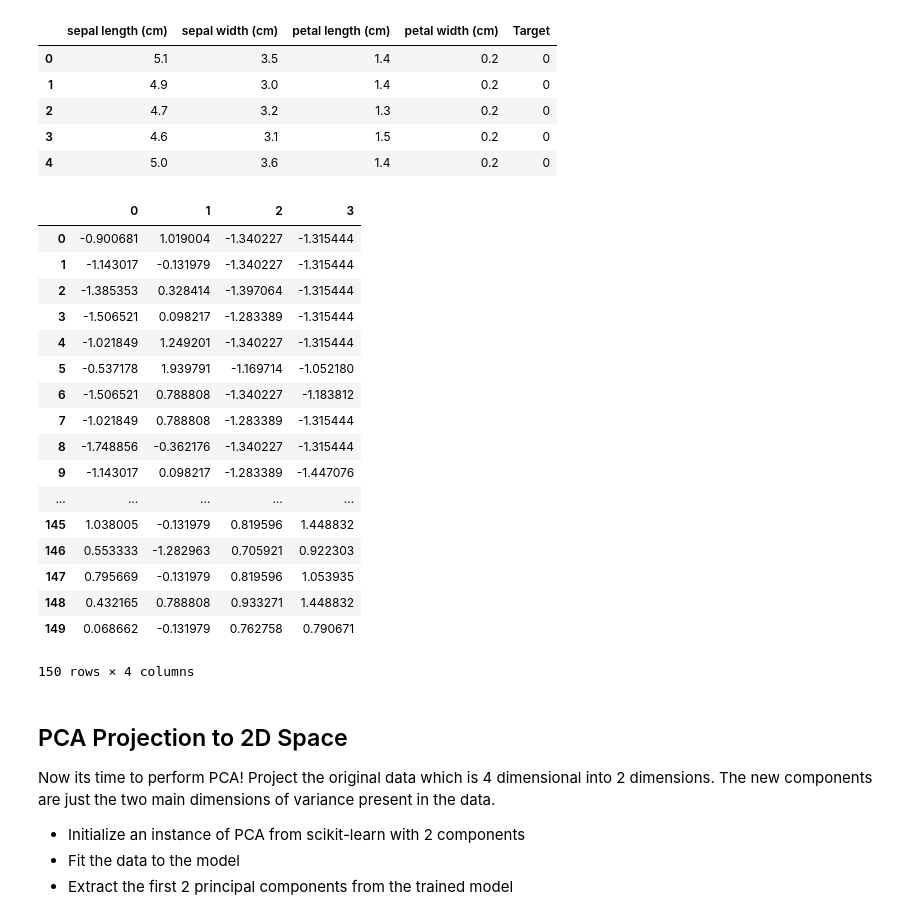
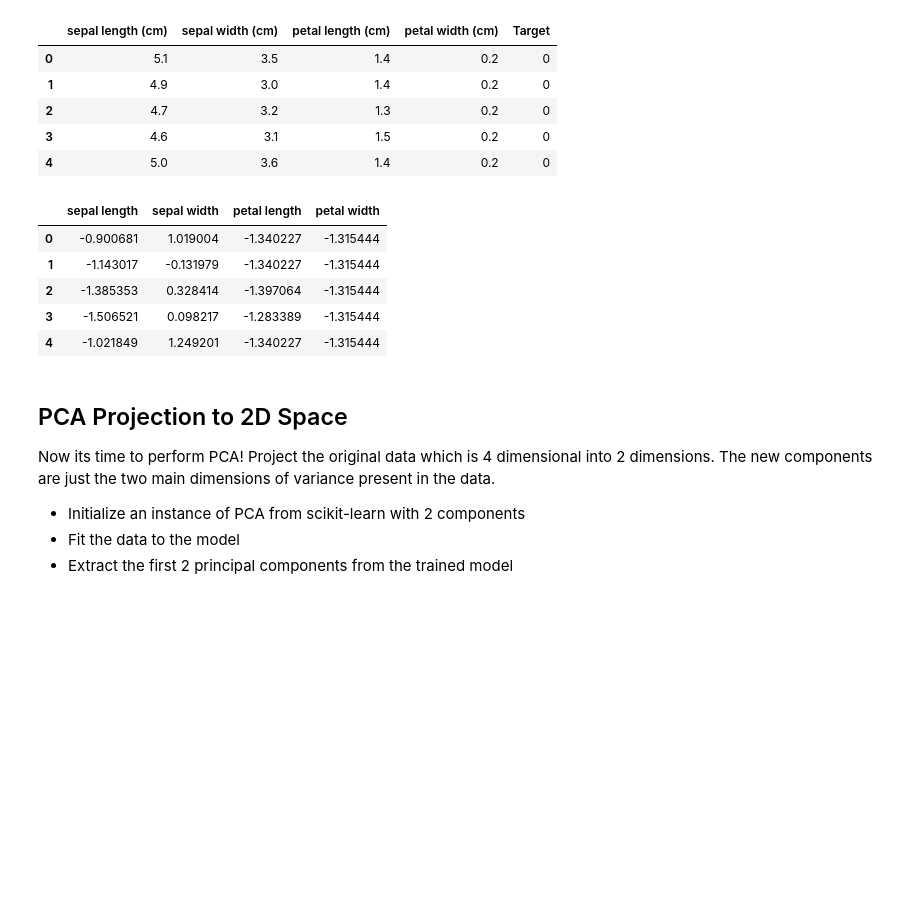
Before and after one commit to nkacoroski/dsc-3-34-06-performing-principle-component-analysis-seattle-ds-career-040119, a Jupyter notebook: index.ipynb, the cells around one changed output. Drawn from its saved outputs; the diff is of its cells as text; code cells hidden in the pictures; blank space fills up the shorter version.

```diff
--- a/index.ipynb
+++ b/index.ipynb
@@ -59,28 +59,16 @@ features = ['sepal length', 'sepal width', 'petal length', 'petal width']
 # %%
 # Standardize the features
 from sklearn.preprocessing import StandardScaler
 X = StandardScaler().fit_transform(X)
-pd.DataFrame(data = X, columns = )
+pd.DataFrame(data = X, columns = features).head()
 # Your code here
 # %% [output]
-|  | 0 | 1 | 2 | 3 |
+|  | sepal length | sepal width | petal length | petal width |
 | 0 | -0.900681 | 1.019004 | -1.340227 | -1.315444 |
 | 1 | -1.143017 | -0.131979 | -1.340227 | -1.315444 |
 | 2 | -1.385353 | 0.328414 | -1.397064 | -1.315444 |
 | 3 | -1.506521 | 0.098217 | -1.283389 | -1.315444 |
 | 4 | -1.021849 | 1.249201 | -1.340227 | -1.315444 |
-| 5 | -0.537178 | 1.939791 | -1.169714 | -1.052180 |
-| 6 | -1.506521 | 0.788808 | -1.340227 | -1.183812 |
-| 7 | -1.021849 | 0.788808 | -1.283389 | -1.315444 |
-| 8 | -1.748856 | -0.362176 | -1.340227 | -1.315444 |
-| 9 | -1.143017 | 0.098217 | -1.283389 | -1.447076 |
-| ... | ... | ... | ... | ... |
-| 145 | 1.038005 | -0.131979 | 0.819596 | 1.448832 |
-| 146 | 0.553333 | -1.282963 | 0.705921 | 0.922303 |
-| 147 | 0.795669 | -0.131979 | 0.819596 | 1.053935 |
-| 148 | 0.432165 | 0.788808 | 0.933271 | 1.448832 |
-| 149 | 0.068662 | -0.131979 | 0.762758 | 0.790671 |
-150 rows × 4 columns
 # %% [markdown]
 ## PCA Projection to 2D Space
 
```
